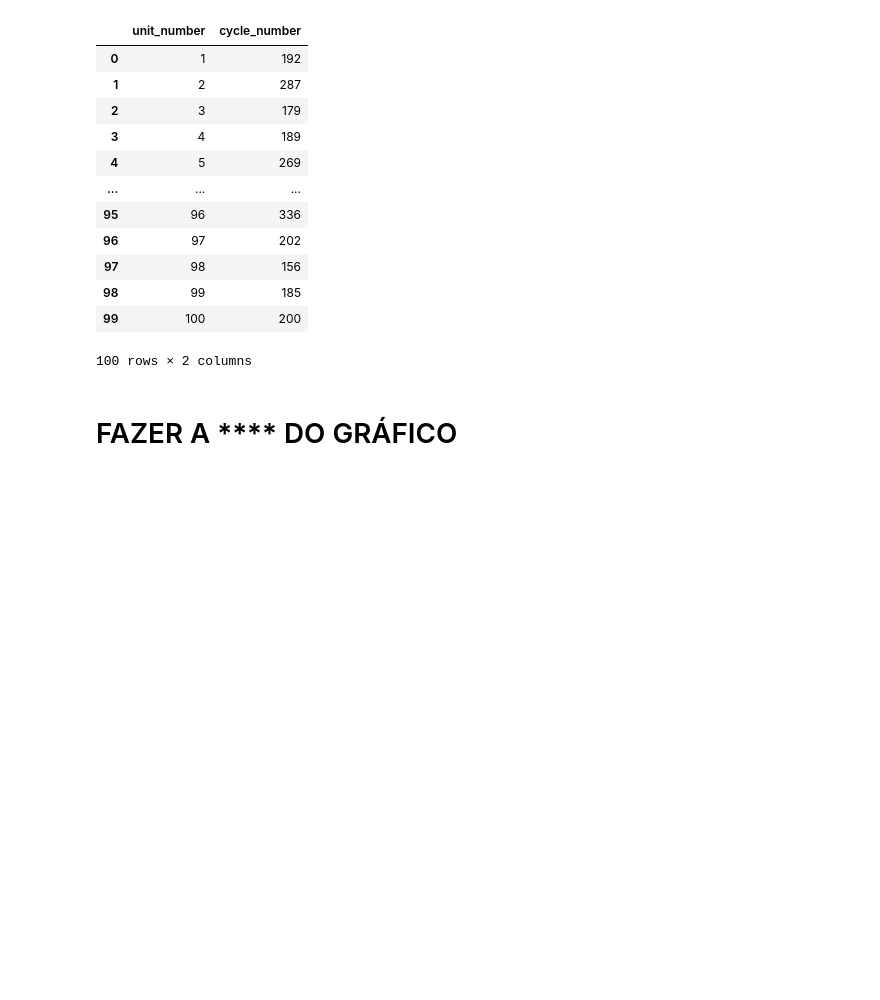
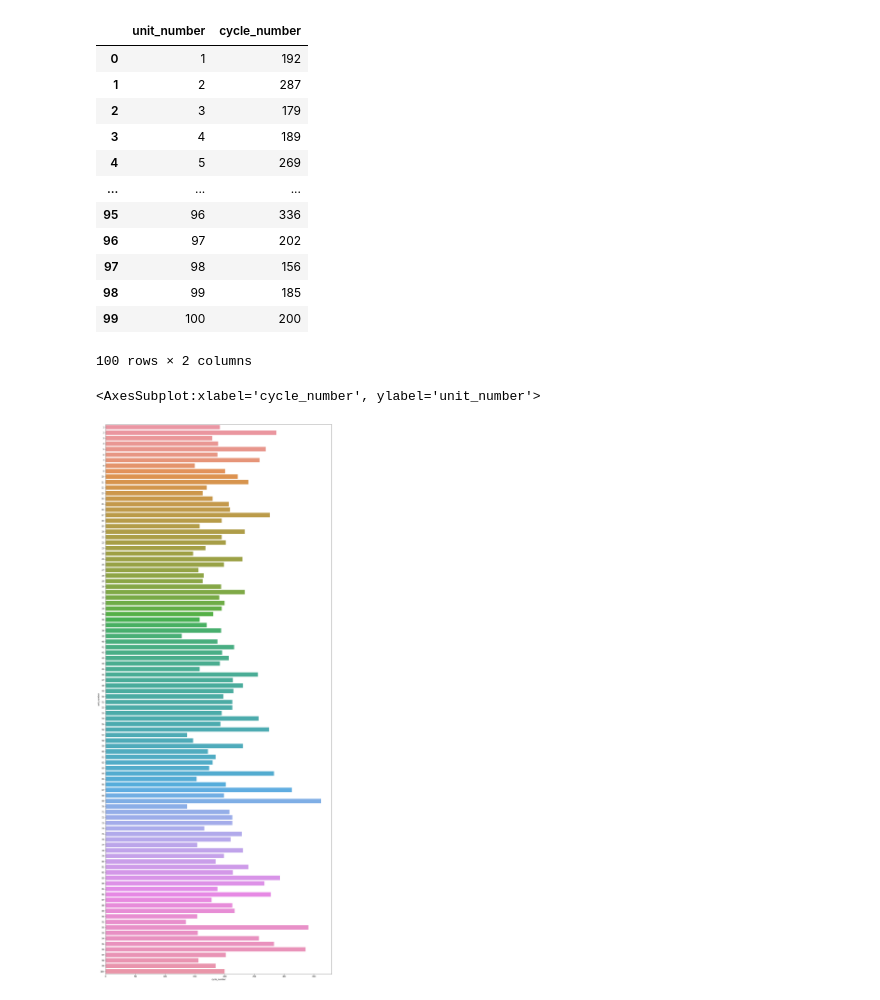
Before and after one commit to gmatos51/turbofan_rul_prediction, a Jupyter notebook: notebooks/Untitled.ipynb, the cells around one changed output. Drawn from its saved outputs; the diff is of its cells as text; code cells hidden in the pictures; blank space fills up the shorter version.

```diff
--- a/notebooks/Untitled.ipynb
+++ b/notebooks/Untitled.ipynb
@@ -103,7 +103,8 @@ life_time
 | 99 | 100 | 200 |
 100 rows × 2 columns
 # %%
-fig = figsize(
-sns.barplot(x = life_time['cycle_number'], y = life_time['unit_number'])
+fig = plt.figure(figsize=(20,50))
+sns.barplot(x = life_time['cycle_number'], y = life_time['unit_number'], orient = 'h')
+# %% [output]
+<AxesSubplot:xlabel='cycle_number', ylabel='unit_number'>
+[figure, added]
-# %% [markdown]
-# FAZER A **** DO GRÁFICO
```
Also changed, not shown: parts of 16 cells of this notebook.
